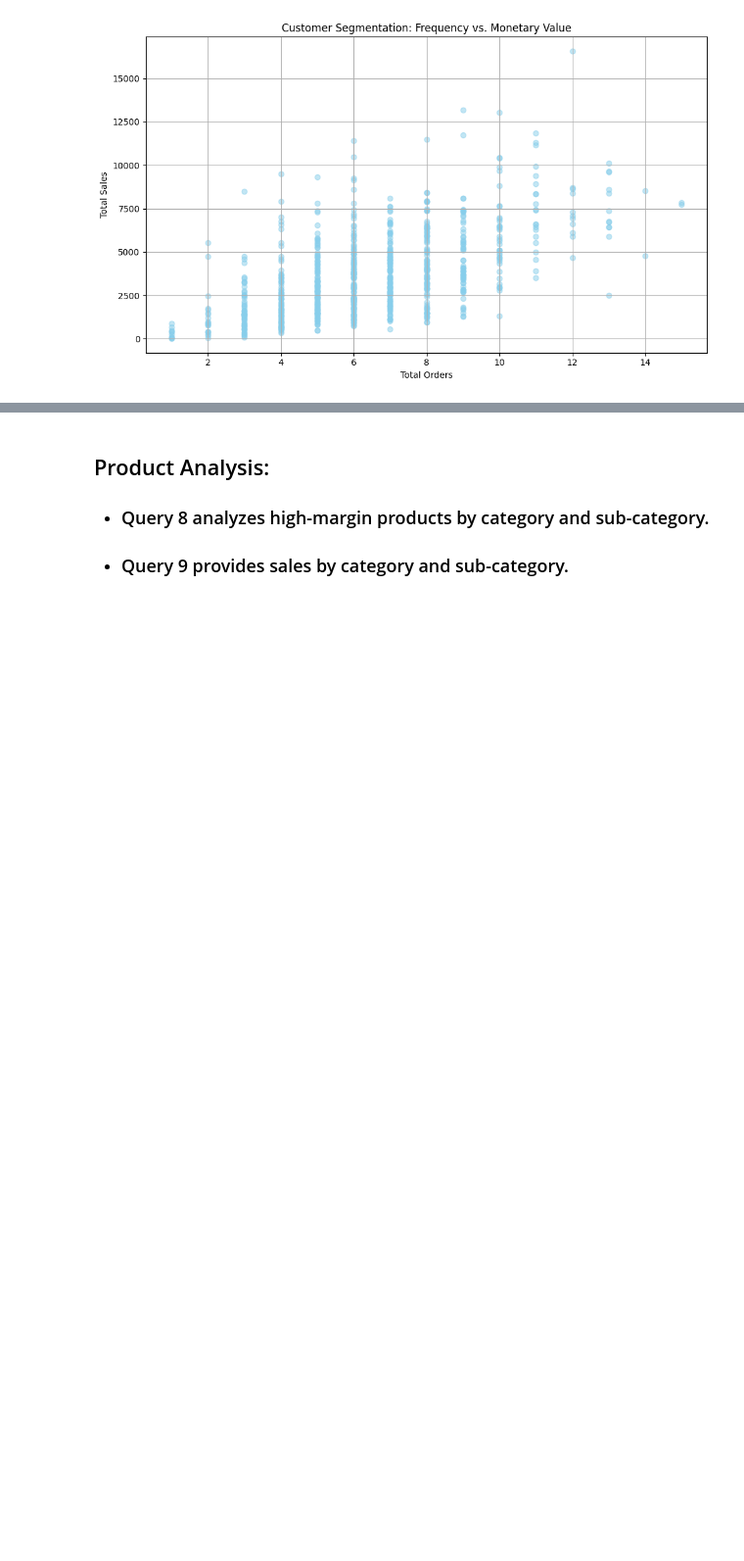
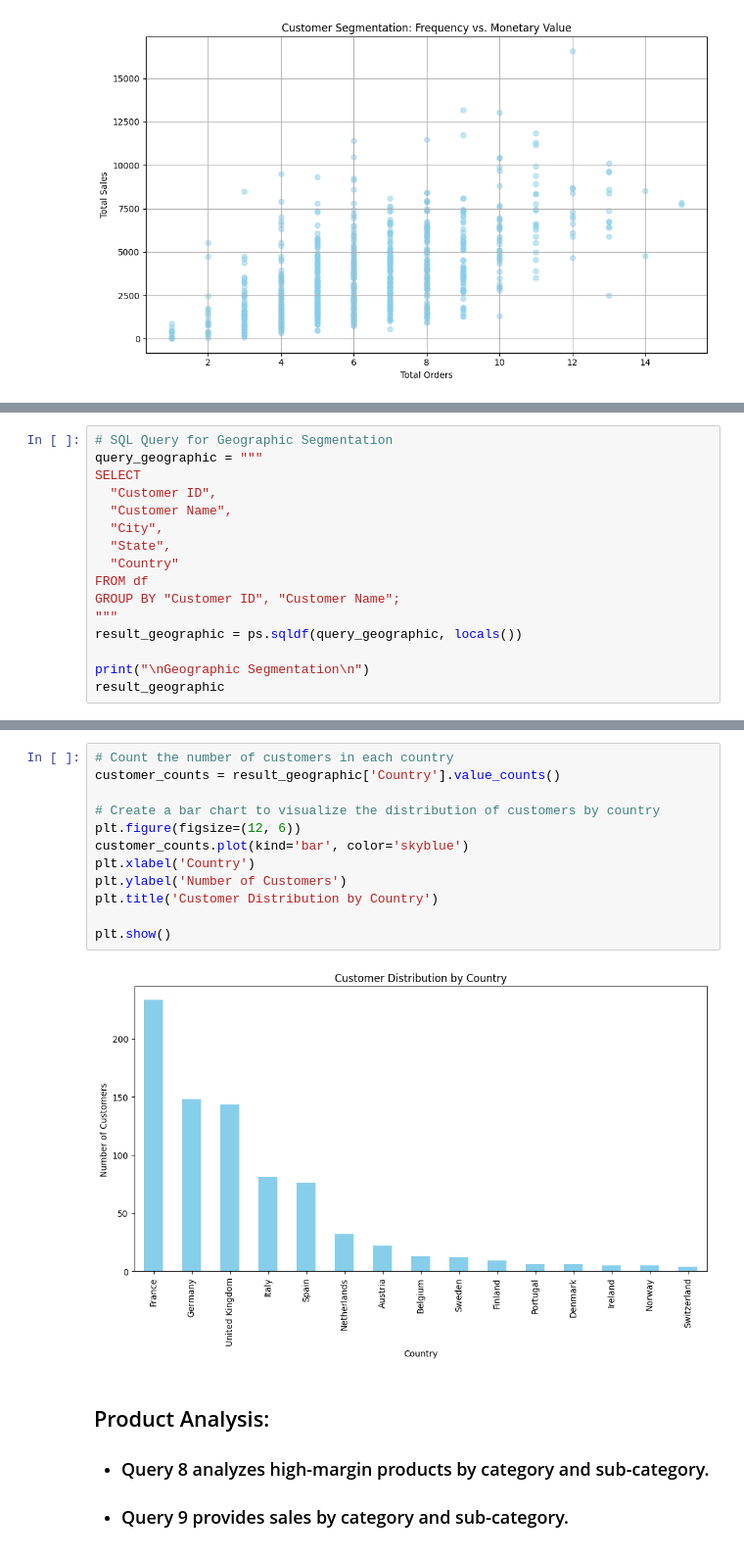
Before and after one commit to analyst-ankita/EU-Superstore-Analysis, a Jupyter notebook: superstore-analysis.ipynb, the cells around one changed output, grey strips where cells are left out. Shown at 98% size. Cells and saved outputs as stored; diff of their text form; blank space fills up the shorter version.

```diff
--- a/superstore-analysis.ipynb
+++ b/superstore-analysis.ipynb
@@ -292,0 +372,16 @@ plt.show()
+# %%
+# SQL Query for Geographic Segmentation
+query_geographic = """
+SELECT
+  "Customer ID",
+  "Customer Name",
+  "City",
+  "State",
+  "Country"
+FROM df
+GROUP BY "Customer ID", "Customer Name";
+"""
+result_geographic = ps.sqldf(query_geographic, locals())
+
+print("\nGeographic Segmentation\n")
+result_geographic
@@ -293,3 +403,17 @@ plt.show()
+# %%
+# Count the number of customers in each country
+customer_counts = result_geographic['Country'].value_counts()
+
+# Create a bar chart to visualize the distribution of customers by country
+plt.figure(figsize=(12, 6))
+customer_counts.plot(kind='bar', color='skyblue')
+plt.xlabel('Country')
+plt.ylabel('Number of Customers')
+plt.title('Customer Distribution by Country')
+
+plt.show()
+# %% [output]
+[figure, added]
 # %% [markdown]
 ## Product Analysis:
 
```
Also changed, not shown: parts of 13 cells of this notebook.
